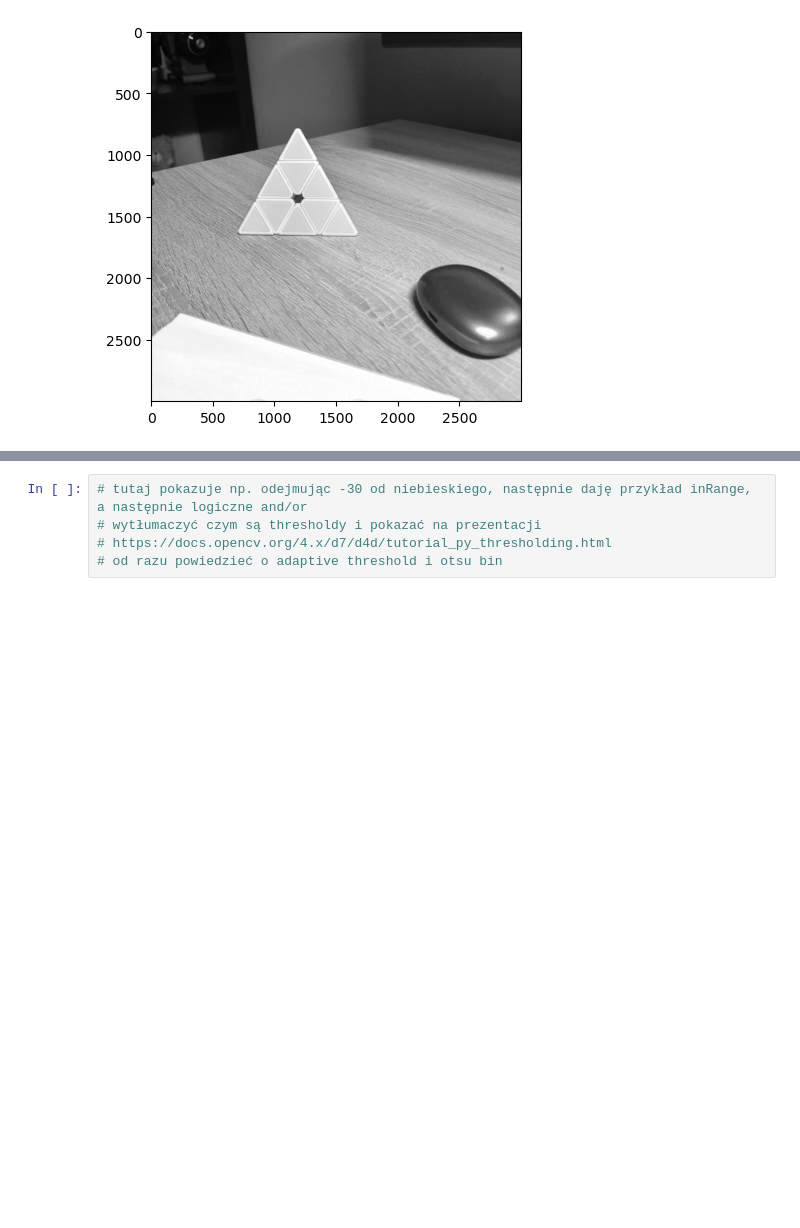
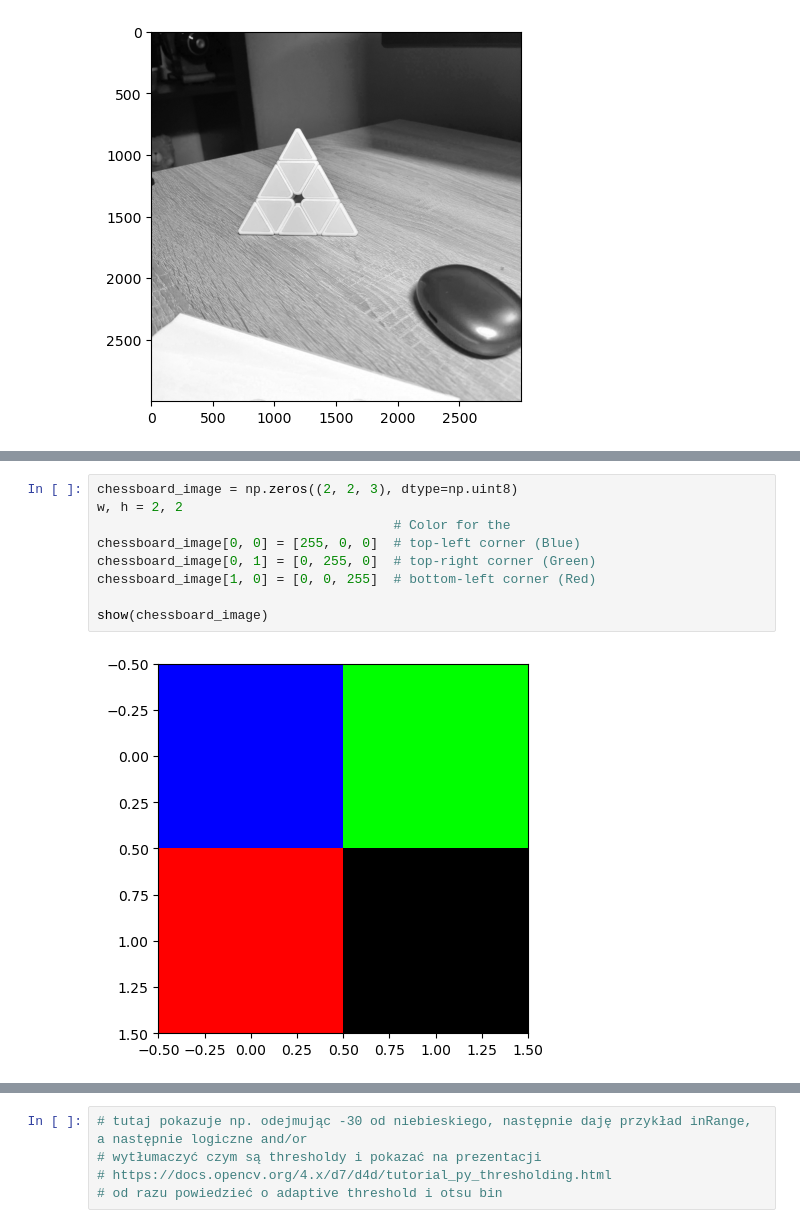
Before and after one commit to nikpan1/CV1-lecture2023, a Jupyter notebook: CV1_lecture01.ipynb, the cells around one changed output, grey strips where cells are left out. Drawn from its saved outputs; the diff is of its cells as text; blank space fills up the shorter version.

```diff
--- a/CV1_lecture01.ipynb
+++ b/CV1_lecture01.ipynb
@@ -74,0 +97,11 @@ qt.qpa.plugin: Could not find the Qt platform plugin "wayland" in ""
+# %%
+chessboard_image = np.zeros((2, 2, 3), dtype=np.uint8)
+w, h = 2, 2
+                                      # Color for the
+chessboard_image[0, 0] = [255, 0, 0]  # top-left corner (Blue)
+chessboard_image[0, 1] = [0, 255, 0]  # top-right corner (Green)
+chessboard_image[1, 0] = [0, 0, 255]  # bottom-left corner (Red)
+
+show(chessboard_image)
+# %% [output]
+[figure, added]
```
Also changed, not shown: parts of 16 cells of this notebook, 1 other file.
